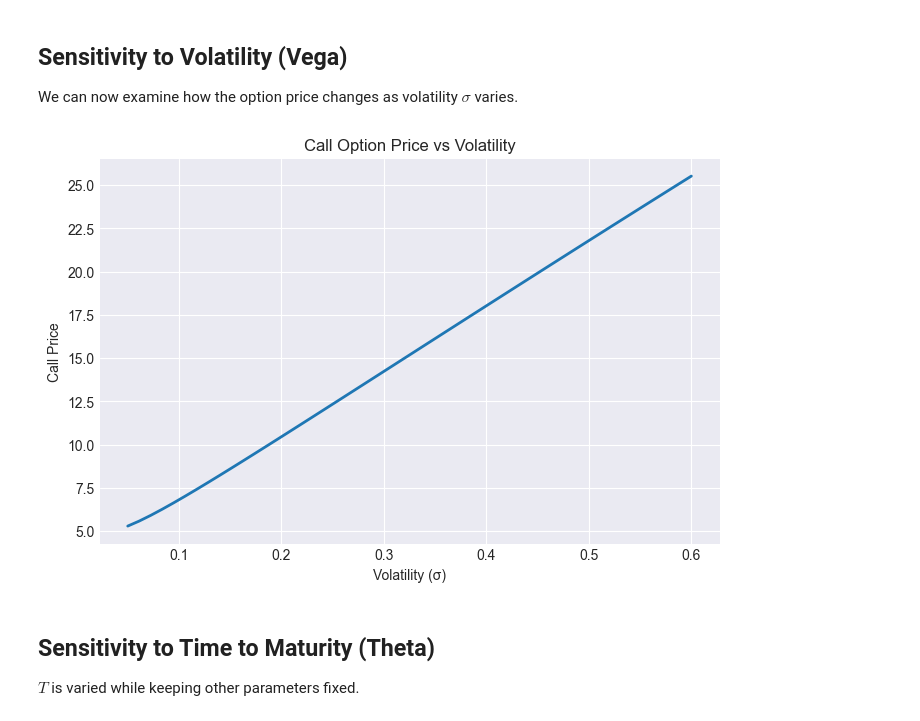
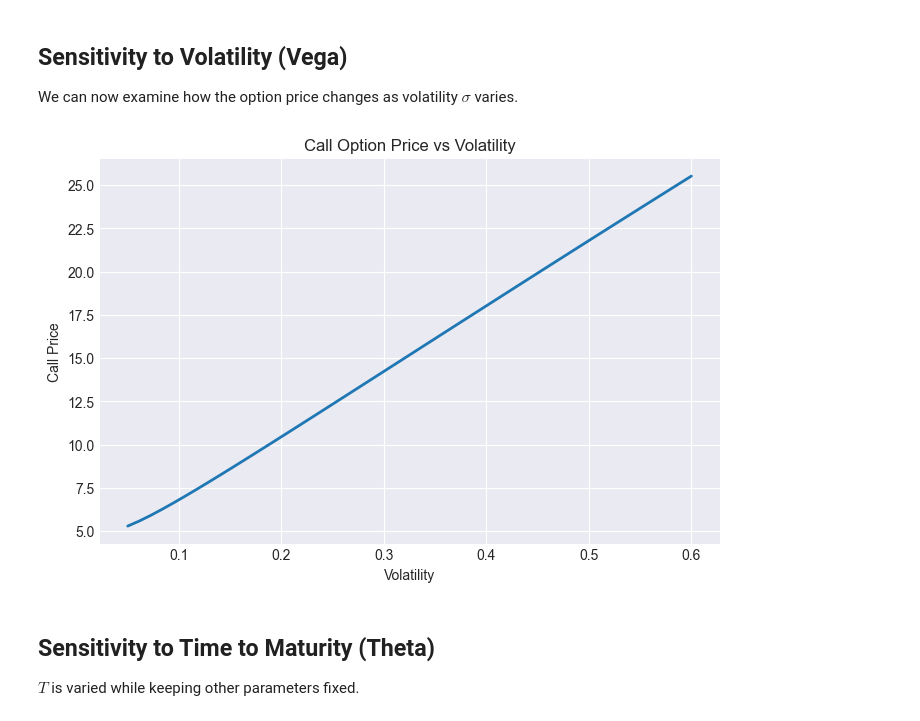
Before and after one commit to MylesOWard/Stochastic-Option-Pricing, a Jupyter notebook: notebooks/01_black_scholes_pricing.ipynb, the cells around one changed output. Drawn from its saved outputs; the diff is of its cells as text; code cells hidden in the pictures.

```diff
--- a/notebooks/01_black_scholes_pricing.ipynb
+++ b/notebooks/01_black_scholes_pricing.ipynb
@@ -71,16 +71,16 @@ We can now examine how the option price changes as volatility $\sigma$ varies.
 # %%
 sigmas = np.linspace(0.05, 0.6, 50)
 prices = [black_scholes_price(S0, K, T, r, s, option_type="call") for s in sigmas]
 
 plt.figure(figsize=(8,5))
 plt.plot(sigmas, prices, lw=2)
 plt.title("Call Option Price vs Volatility")
-plt.xlabel("Volatility (σ)")
+plt.xlabel("Volatility")
 plt.ylabel("Call Price")
 plt.grid(True)
 plt.show()
 # %% [output]
-[figure, old version]
+[figure, new version]
 # %% [markdown]
 ## Sensitivity to Time to Maturity (Theta)
 
```
Also changed, not shown: parts of 7 cells of this notebook, 2 other files.
